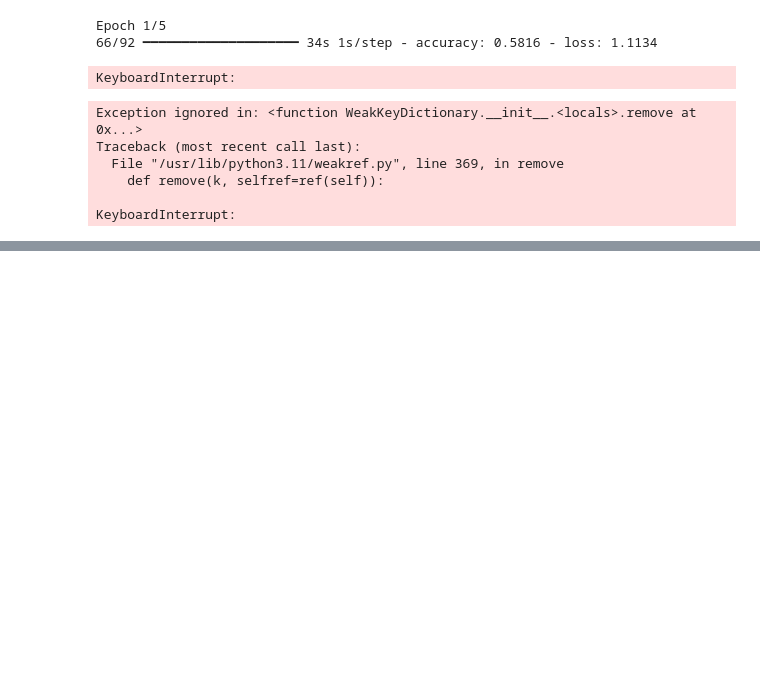
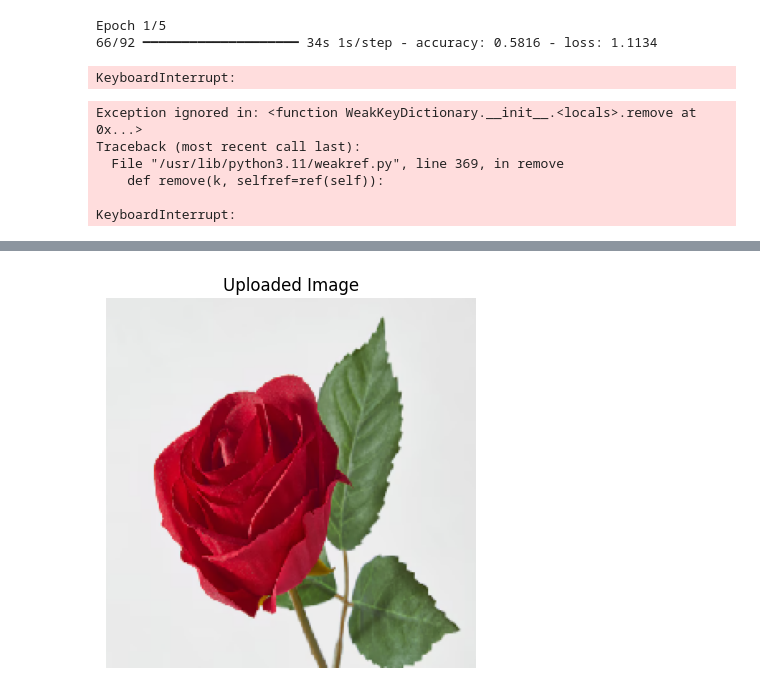
Before and after one commit to The-cheater/Deep_Learning_Models, a Jupyter notebook: image_classifier.ipynb, the cells around one changed output, grey strips where cells are left out. Cells and saved outputs as stored; diff of their text form; code cells hidden in the pictures; blank space fills up the shorter version.

```diff
--- a/image_classifier.ipynb
+++ b/image_classifier.ipynb
@@ -207,0 +242,3 @@ model.save("fine_tuned_flower_model.h5")
+# %%
+# Upload image to test
+uploaded = files.upload()
@@ -207,0 +248,21 @@ model.save("fine_tuned_flower_model.h5")
+# %%
+import numpy as np
+from tensorflow.keras.preprocessing import image
+import matplotlib.pyplot as plt
+
+# Set image path from uploaded file
+image_path = list(uploaded.keys())[0]
+
+# Load and preprocess the image
+img = image.load_img(image_path, target_size=(224, 224))
+img_array = image.img_to_array(img)
+img_array = tf.expand_dims(img_array, 0)  # Create batch axis
+img_array = img_array / 255.0  # Normalize
+
+# Display the image
+plt.imshow(img)
+plt.axis('off')
+plt.title("Uploaded Image")
+plt.show()
+# %% [output]
+[figure, added]
```
Also changed, not shown: parts of 8 cells of this notebook.
